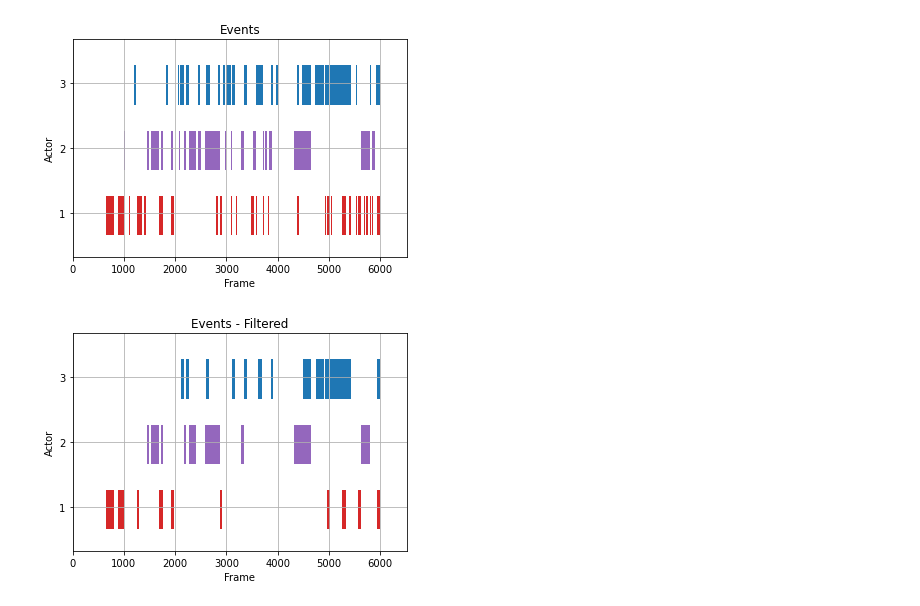
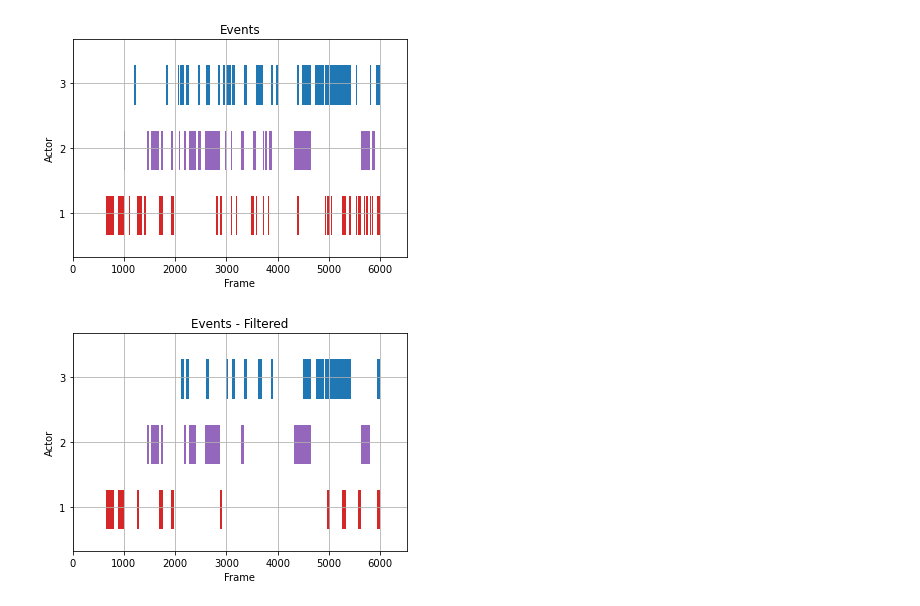
Before and after one commit to EltonCN/Emotion-estimation-applied-to-storytelling-reaction, a Jupyter notebook: analysis.ipynb, the cells around one changed output. Saved outputs shown, nothing was run; the diff lists cells and outputs as text; code cells hidden in the pictures.

```diff
--- a/analysis.ipynb
+++ b/analysis.ipynb
@@ -259,8 +259,19 @@ plt.show()
 fig.savefig("Results/Events.png")
 # %% [output]
 [figure]
+# %%
+# Filter events
+for event_id in list(data["event"].keys()):
+    event = data["event"][event_id]
+
+
+
+    start = event["start"]
+    duration = event["end"]-start
+
+    if duration < 40:
+      del data["event"][event_id]
 # %%
-# Filtering events
 fig, ax = plt.subplots()
 
 plt.title("Events - Filtered")
@@ -278,41 +289,39 @@ ax.set_yticklabels(['1', '2', '3'])
 
 ax.grid(True)
 
 text_up = [False, False, False]
 
-for event_id in list(data["event"].keys()):
+for event_id in data["event"]:
     event = data["event"][event_id]
 
 
 
     if event["actor_id"] == 0:
         line_range = (5,9)
         color = "red"
     elif event["actor_id"] == 1:
         line_range = (20,9)
         color = "purple"
     else:
         line_range = (35,9)
         color = "blue"
 
     start = event["start"]
     duration = event["end"]-start
 
-    if duration > 40:
-        ax.broken_barh([(start, duration)], line_range, facecolors=('tab:'+color))
+    ax.broken_barh([(start, duration)], line_range, facecolors=('tab:'+color))
 
-        text_position = line_range[0]-2.5
+    text_position = line_range[0]-2.5
 
-        if text_up[event["actor_id"]]:
-            text_position += 10
+    if text_up[event["actor_id"]]:
+        text_position += 10
 
-        #plt.text(start+(duration/2), text_position, event["action"][0], rotation=0, size=10)
+    #plt.text(start+(duration/2), text_position, event["action"][0], rotation=0, size=10)
 
-        text_up[event["actor_id"]] = not text_up[event["actor_id"]]
-    else:
-        del data["event"][event_id]
+    text_up[event["actor_id"]] = not text_up[event["actor_id"]]
+
 
 plt.show()
 fig.savefig("Results/Events - Filtered.png")
 # %% [output]
-[figure, old version]
+[figure, new version]
```
Also changed, not shown: parts of 22 cells of this notebook, 4 other files.
